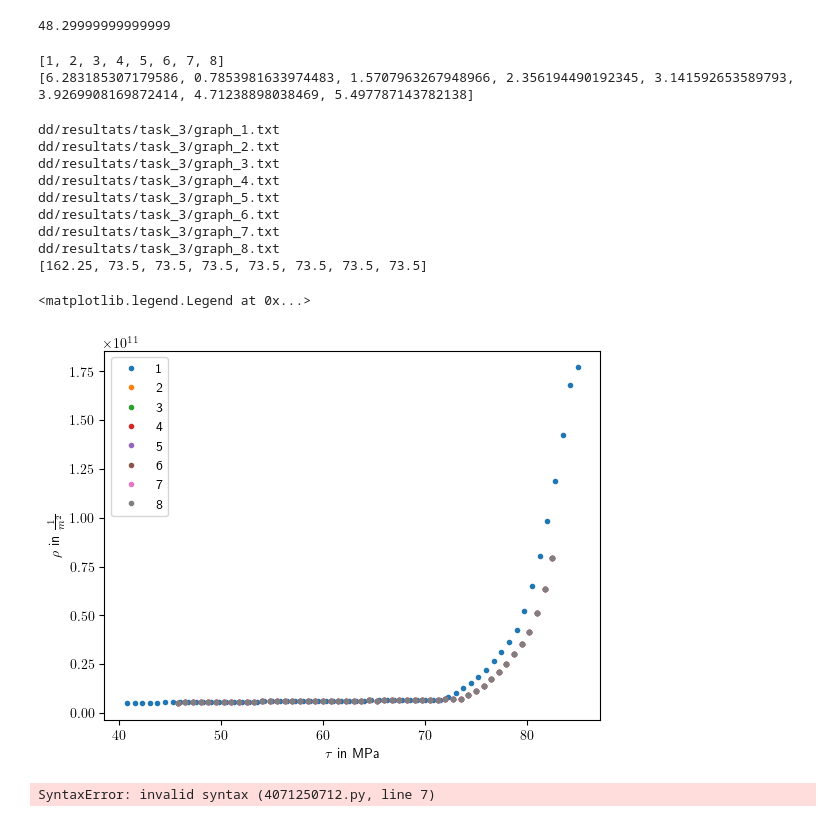
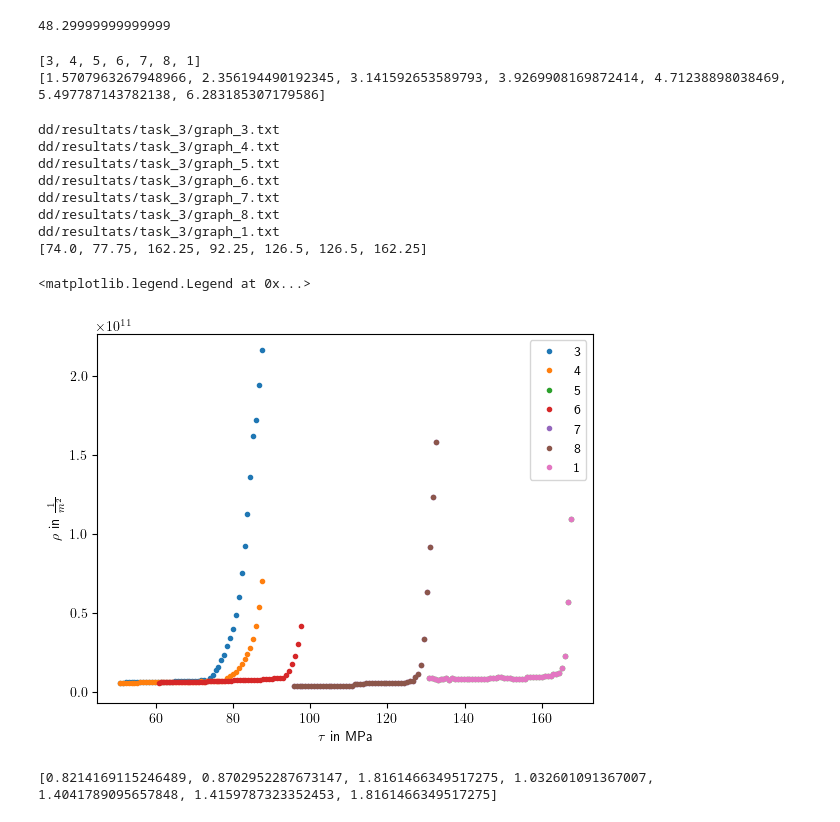
Before and after one commit to LAPikachu/practical_DDD, a Jupyter notebook: plot.ipynb, the cells around one changed output. Saved outputs shown, nothing was run; the diff lists cells and outputs as text; code cells hidden in the pictures.

Commit message:
creating the plots

```diff
--- a/plot.ipynb
+++ b/plot.ipynb
@@ -165,13 +166,13 @@ print(calculate_error(theo= init_alpha_tau_crit_list, simulated=tau_crit_list))
 # %%
 # plotting different beta vs alpha
 base_path = 'dd/resultats/task_3/graph_'
-graph_names = [1,2,3,4,5,6,7,8]
+graph_names = [3,4,5,6,7,8,1]
 print(graph_names)
 betas = [2*np.pi if i ==1 else 2*np.pi*(i-1)/(8) for i in graph_names]
 print(betas)
 # %% [output]
-[1, 2, 3, 4, 5, 6, 7, 8]
-[6.283185307179586, 0.7853981633974483, 1.5707963267948966, 2.356194490192345, 3.141592653589793, 3.9269908169872414, 4.71238898038469, 5.497787143782138]
+[3, 4, 5, 6, 7, 8, 1]
+[1.5707963267948966, 2.356194490192345, 3.141592653589793, 3.9269908169872414, 4.71238898038469, 5.497787143782138, 6.283185307179586]
 # %%
 tau_crit_list = []
 rho_crit_list = []
@@ -195,42 +196,40 @@ for graph_name in graph_names:
 print(tau_crit_list)
 #redo from 2 on!!!
 # %% [output]
-dd/resultats/task_3/graph_1.txt
-dd/resultats/task_3/graph_2.txt
 dd/resultats/task_3/graph_3.txt
 dd/resultats/task_3/graph_4.txt
 dd/resultats/task_3/graph_5.txt
 dd/resultats/task_3/graph_6.txt
 dd/resultats/task_3/graph_7.txt
 dd/resultats/task_3/graph_8.txt
-[162.25, 73.5, 73.5, 73.5, 73.5, 73.5, 73.5, 73.5]
+dd/resultats/task_3/graph_1.txt
+[74.0, 77.75, 162.25, 92.25, 126.5, 126.5, 162.25]
 # %%
 plt.rcParams['text.usetex'] = True #to render LaTeX output
 fig, ax = plt.subplots()
-ax.plot(tau_list[0][1:],rho_list[0][1:], '.', label='1')
-ax.plot(tau_list[1][1:],rho_list[1][1:], '.', label='2')
-ax.plot(tau_list[2][1:],rho_list[2][1:], '.', label='3')
-ax.plot(tau_list[3][1:],rho_list[3][1:], '.', label='4')
-ax.plot(tau_list[4][1:],rho_list[4][1:], '.', label='5')
-ax.plot(tau_list[5][1:],rho_list[5][1:], '.', label='6')
-ax.plot(tau_list[6][1:],rho_list[6][1:], '.', label='7')
-ax.plot(tau_list[7][1:],rho_list[7][1:], '.', label='8')
+for i in range(0,len(graph_names)):
+    ax.plot(tau_list[i][1:],rho_list[i][1:], '.', label='{}'.format(graph_names[i]))
 ax.set_xlabel(r"$\tau$ in MPa")
 ax.set_ylabel(r"$\rho$ in $\frac{1}{m^2}$ ")
 ax.legend()
 # %% [output]
 <matplotlib.legend.Legend at 0x...>
-[figure, old version]
+[figure, new version]
 # %%
 #calculate alphas
 mu = 42e3 # MPa
 b = 2.5525e-10 #m
 L_1 = 119e-9 #m
 L_2 = 120e-09 #m
-def alpha(tau_crit, mu, b):
-    if
+def alpha(tau_crit, mu, b, L):
     return tau_crit*L/(mu*b)
+alpha_list = []
+for type, tau_crit in zip(graph_names, tau_crit_list):
+    if type == 3 or type == 7:
+        alpha_list.append(alpha(tau_crit, mu, b, L_1))
+    else:
+        alpha_list.append(alpha(tau_crit, mu, b, L_2))
 
-alphas =
+print(alpha_list)
 # %% [output]
-SyntaxError: invalid syntax (4071250712.py, line 7)
+[0.8214169115246489, 0.8702952287673147, 1.8161466349517275, 1.032601091367007, 1.4041789095657848, 1.4159787323352453, 1.8161466349517275]
```
Also changed, not shown: parts of 2 cells of this notebook.
